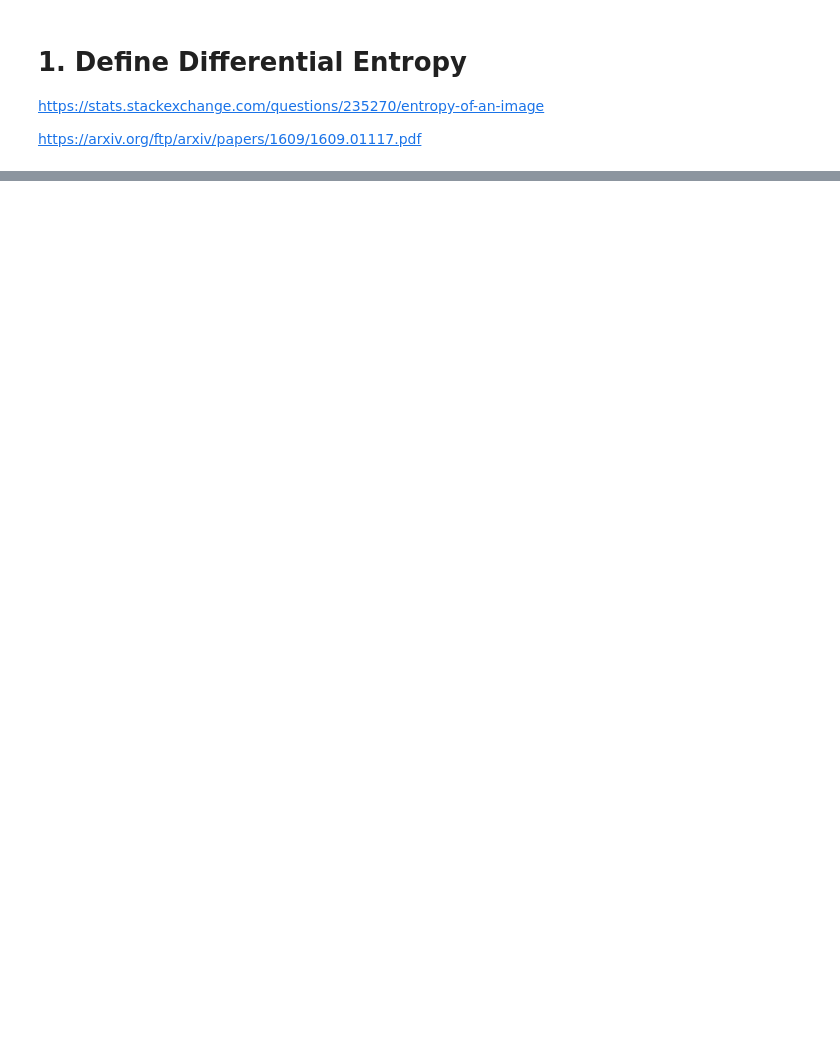
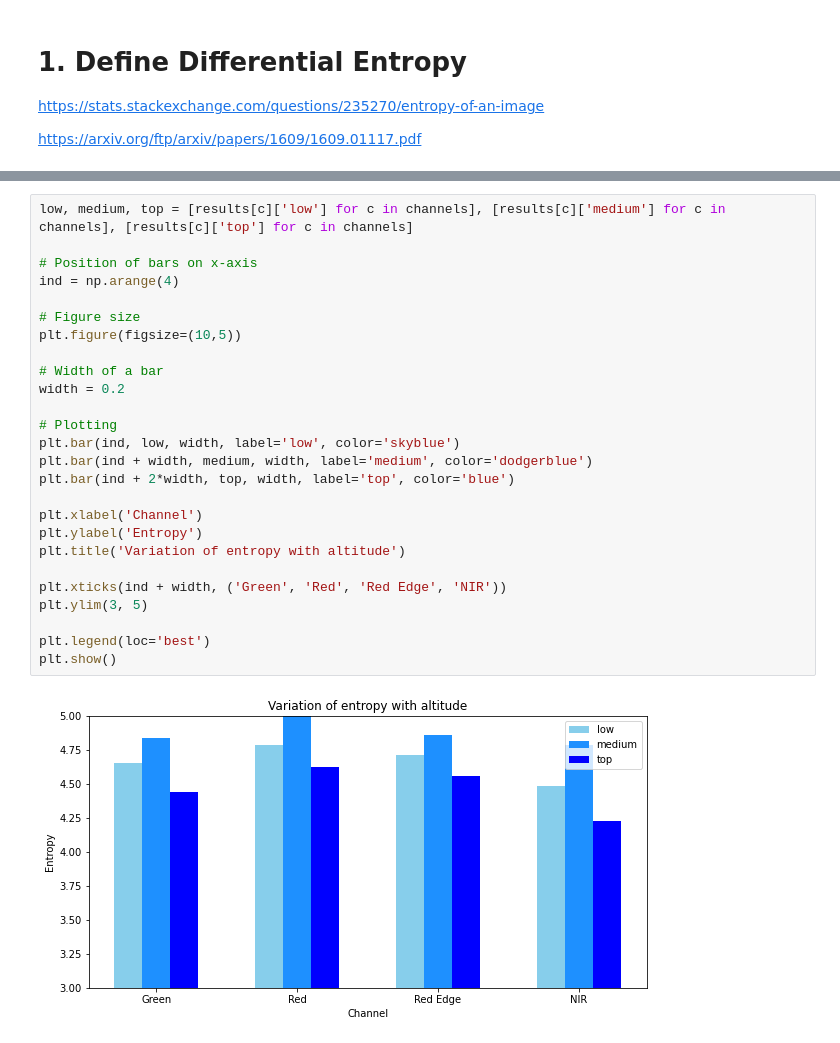
Before and after one commit to ds4114/Greenland_Drone_Analysis, a Jupyter notebook: code/hg2632_entropy_overlap.ipynb, the cells around one changed output, grey strips where cells are left out. Saved outputs shown, nothing was run; the diff lists cells and outputs as text; blank space fills up the shorter version.

```diff
--- a/code/hg2632_entropy_overlap.ipynb
+++ b/code/hg2632_entropy_overlap.ipynb
@@ -72,0 +190,28 @@ Clipping input data to the valid range for imshow with RGB data ([0..1] for floa
+# %%
+low, medium, top = [results[c]['low'] for c in channels], [results[c]['medium'] for c in channels], [results[c]['top'] for c in channels]
+
+# Position of bars on x-axis
+ind = np.arange(4)
+
+# Figure size
+plt.figure(figsize=(10,5))
+
+# Width of a bar
+width = 0.2
+
+# Plotting
+plt.bar(ind, low, width, label='low', color='skyblue')
+plt.bar(ind + width, medium, width, label='medium', color='dodgerblue')
+plt.bar(ind + 2*width, top, width, label='top', color='blue')
+
+plt.xlabel('Channel')
+plt.ylabel('Entropy')
+plt.title('Variation of entropy with altitude')
+
+plt.xticks(ind + width, ('Green', 'Red', 'Red Edge', 'NIR'))
+plt.ylim(3, 5)
+
+plt.legend(loc='best')
+plt.show()
+# %% [output]
+[figure, added]
```
Also changed, not shown: parts of 23 cells of this notebook.
